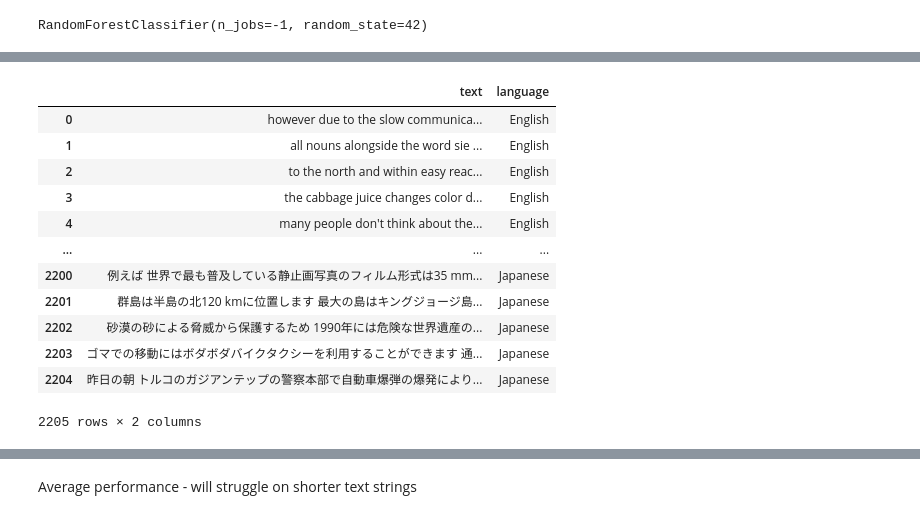
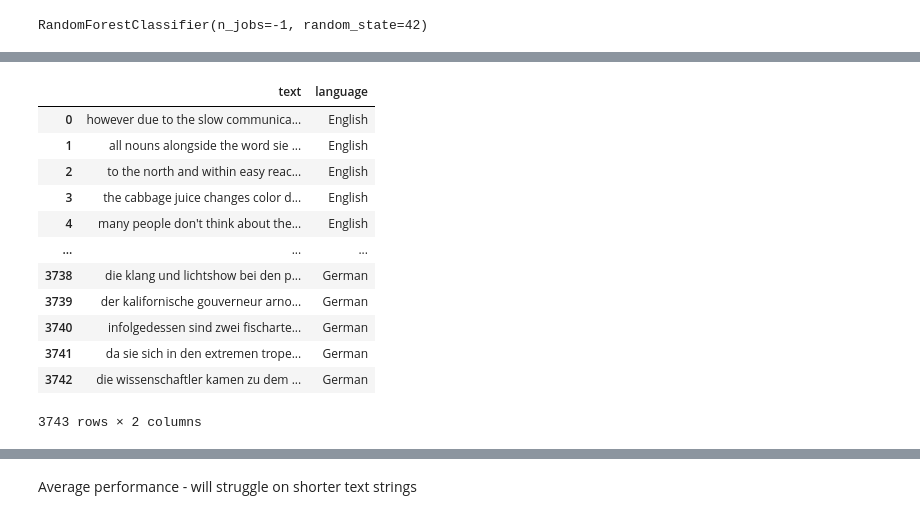
Before and after one commit to JoshuaUAedu/Language-Project, a Jupyter notebook: Detection_Transcription.ipynb, the cells around one changed output, grey strips where cells are left out. Cells and saved outputs as stored; diff of their text form; code cells hidden in the pictures.

```diff
--- a/Detection_Transcription.ipynb
+++ b/Detection_Transcription.ipynb
@@ -229,16 +232,40 @@ Transcription of Recording audio:  I am testing for Dr. Lee for my language tran
 # %%
 #Create Training Data - combination of language data
 
+#for downloaded datasets only
+# def fleurs_df(dataset):
+#     return pd.DataFrame({'text': dataset['transcription'],
+#                          'language': dataset['language']})
 
-def fleurs_df(dataset):
-    return pd.DataFrame({'text': dataset['transcription'],
-                         'language': dataset['language']})
+
+
+#function for streaming/downloaded datasets
+def fleurs_df(dataset, limit = 5000):
+    rows = []
+
+    for i, line in enumerate(dataset):
+        rows.append({
+            'text': line['transcription'],
+            'language': line['language']
+        })
+
+        if limit is not None and i + 1 >= limit:
+            break
+    return pd.DataFrame(rows)
 
 df_en = fleurs_df(fleurs_en)
 df_es = fleurs_df(fleurs_es)
 df_jp = fleurs_df(fleurs_ja)
+df_de = fleurs_df(fleurs_de)
+df_fr = fleurs_df(fleurs_fr)
 
-data = pd.concat([df_en,df_es,df_jp],ignore_index=True)
+
+
+data = pd.concat([df_en,df_es,df_jp
+                  ,df_de,df_fr
+                # ,df_ko,df_ch,df_it,df_ru,df_ar
+                  ]
+                  ,ignore_index=True)
 
 data
 
@@ -554,26 +600,28 @@ def predict_detect2(text, lang, model_path = 'detectionv2.pkl'):
 # %%
 # TEST DATA
 
 df_en_test = fleurs_df(fleurs_en_test)
 df_es_test = fleurs_df(fleurs_es_test)
 df_jp_test = fleurs_df(fleurs_ja_test)
+df_fr_test = fleurs_df(fleurs_fr_test)
+df_de_test = fleurs_df(fleurs_de_test)
 
-test_data = pd.concat([df_en_test,df_es_test,df_jp_test],ignore_index=True)
+test_data = pd.concat([df_en_test,df_es_test,df_jp_test, df_fr_test, df_de_test],ignore_index=True)
 
 test_data
 # %% [output]
 |  | text | language |
 | 0 | however due to the slow communica... | English |
 | 1 | all nouns alongside the word sie ... | English |
 | 2 | to the north and within easy reac... | English |
 | 3 | the cabbage juice changes color d... | English |
 | 4 | many people don't think about the... | English |
 | ... | ... | ... |
-| 2200 | 例えば 世界で最も普及している静止画写真のフィルム形式は35 mm... | Japanese |
-| 2201 | 群島は半島の北120 kmに位置します 最大の島はキングジョージ島... | Japanese |
-| 2202 | 砂漠の砂による脅威から保護するため 1990年には危険な世界遺産の... | Japanese |
-| 2203 | ゴマでの移動にはボダボダバイクタクシーを利用することができます 通... | Japanese |
-| 2204 | 昨日の朝 トルコのガジアンテップの警察本部で自動車爆弾の爆発により... | Japanese |
+| 3738 | die klang und lichtshow bei den p... | German |
+| 3739 | der kalifornische gouverneur arno... | German |
+| 3740 | infolgedessen sind zwei fischarte... | German |
+| 3741 | da sie sich in den extremen trope... | German |
+| 3742 | die wissenschaftler kamen zu dem ... | German |
-2205 rows × 2 columns
+3743 rows × 2 columns
 # %%
 # Predict on Test Data
```
Also changed, not shown: parts of 18 cells of this notebook, 3 other files.
